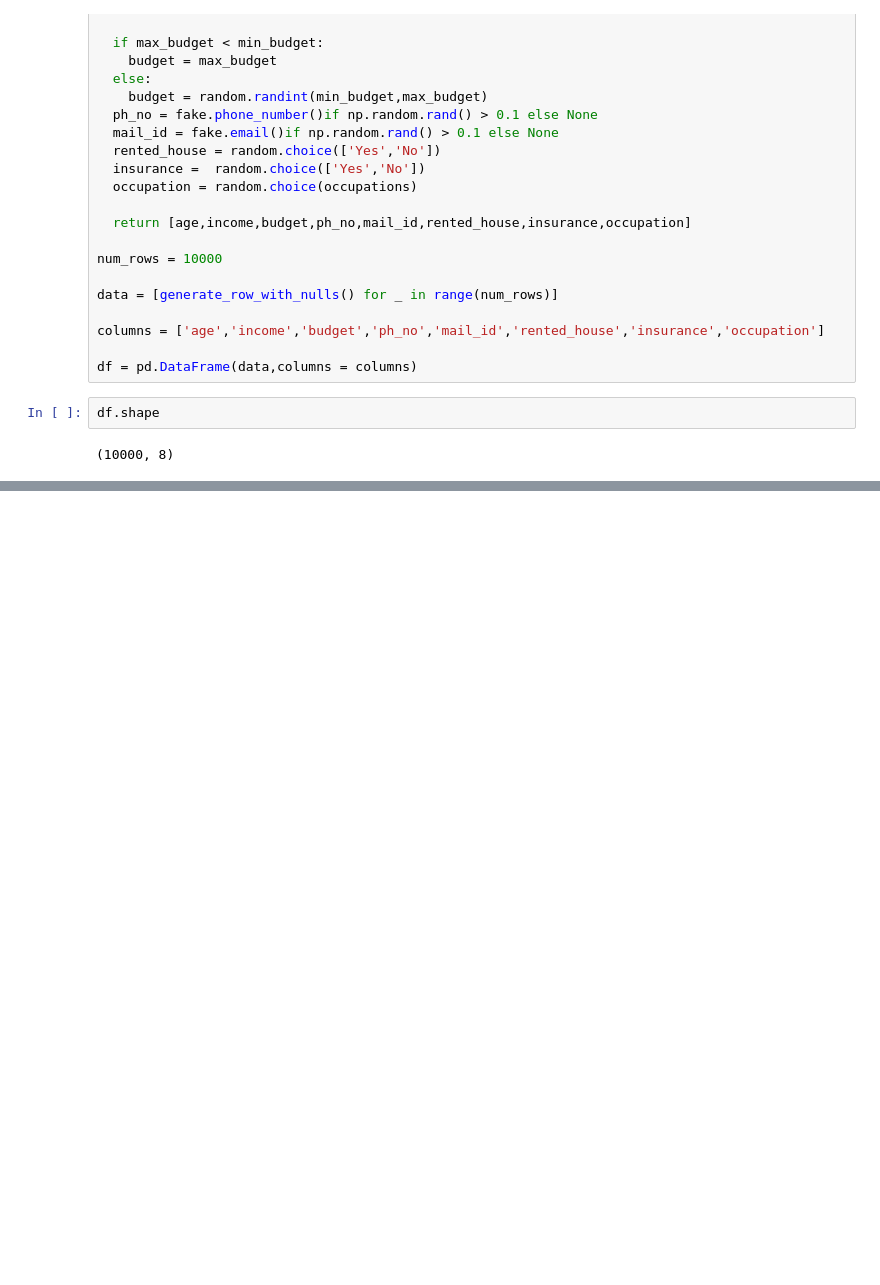
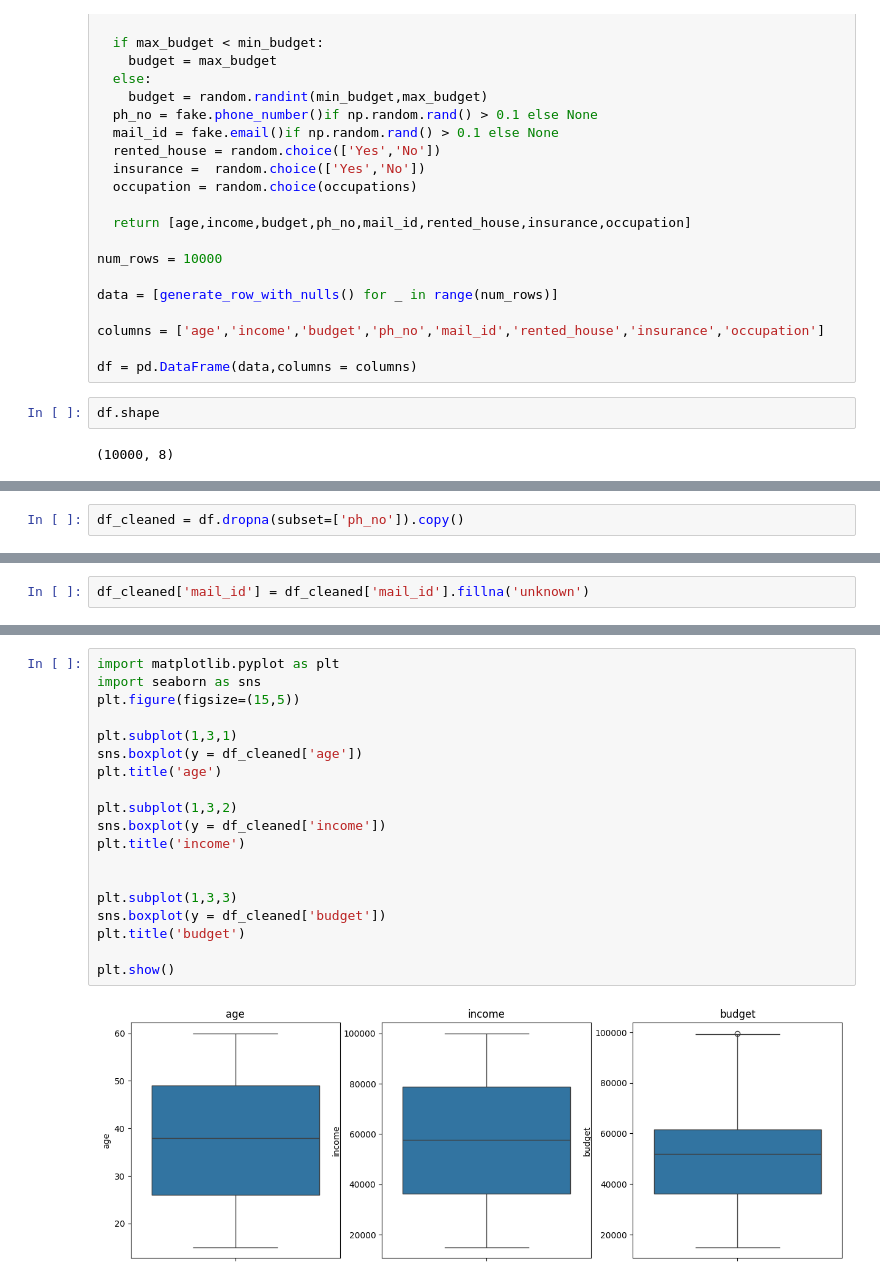
Before and after one commit to karthikeya-1508/ML_prac_files, a Jupyter notebook: clustering/clustering_sales_data.ipynb, the cells around one changed output, grey strips where cells are left out. Saved outputs shown, nothing was run; the diff lists cells and outputs as text; blank space fills up the shorter version.

```diff
--- a/clustering/clustering_sales_data.ipynb
+++ b/clustering/clustering_sales_data.ipynb
@@ -121,3 +121,5 @@ rented_house       0
 insurance          0
 occupation         0
 dtype: int64
+# %%
+df_cleaned = df.dropna(subset=['ph_no']).copy()
@@ -123,0 +142,2 @@ dtype: int64
+# %%
+df_cleaned['mail_id'] = df_cleaned['mail_id'].fillna('unknown')
@@ -123,0 +181,21 @@ dtype: int64
+# %%
+import matplotlib.pyplot as plt
+import seaborn as sns
+plt.figure(figsize=(15,5))
+
+plt.subplot(1,3,1)
+sns.boxplot(y = df_cleaned['age'])
+plt.title('age')
+
+plt.subplot(1,3,2)
+sns.boxplot(y = df_cleaned['income'])
+plt.title('income')
+
+
+plt.subplot(1,3,3)
+sns.boxplot(y = df_cleaned['budget'])
+plt.title('budget')
+
+plt.show()
+# %% [output]
+[figure, added]
```
Also changed, not shown: parts of 23 cells of this notebook.
